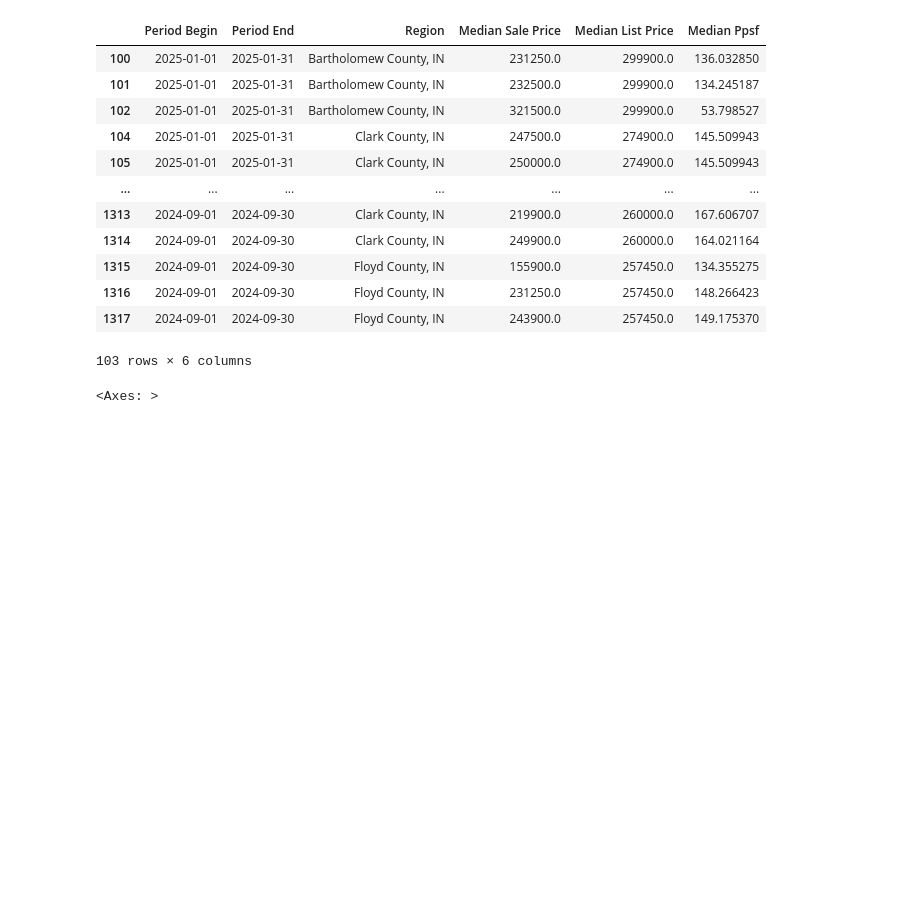
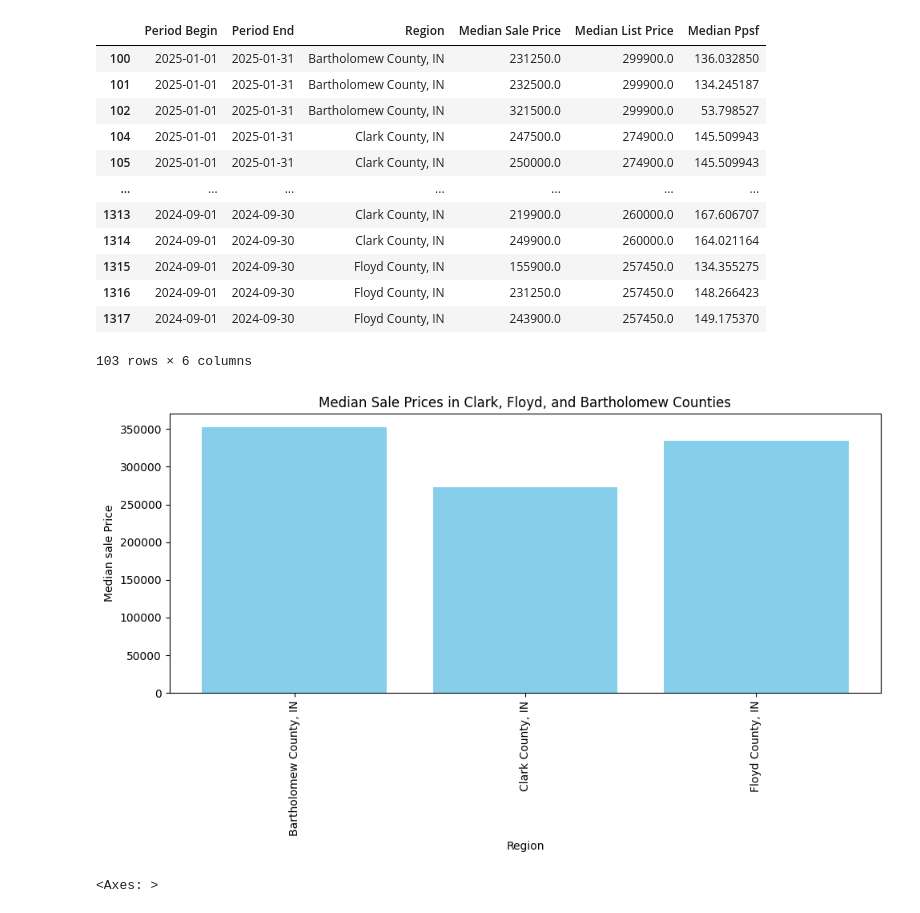
Before and after one commit to RachTheRad/SoIN_Housing_Analysis, a Jupyter notebook: HouAna_Capstone.ipynb, the cells around one changed output. Cells and saved outputs as stored; diff of their text form; code cells hidden in the pictures; blank space fills up the shorter version.

Commit message:
started visualization, imported seaborn

```diff
--- a/HouAna_Capstone.ipynb
+++ b/HouAna_Capstone.ipynb
@@ -898,6 +897,35 @@ filtered_bcf
 | 1316 | 2024-09-01 | 2024-09-30 | Floyd County, IN | 231250.0 | 257450.0 | 148.266423 |
 | 1317 | 2024-09-01 | 2024-09-30 | Floyd County, IN | 243900.0 | 257450.0 | 149.175370 |
 103 rows × 6 columns
+# %%
+# Step 1: Extract Data
+# Replace these with your actual DataFrame columns
+region = filtered_bcf['Region']
+median_sale = filtered_bcf['Median Sale Price']
+
+# Step 2: Create the Plot
+plt.figure(figsize=(10, 6))  # Set figure size
+plt.bar(region, median_sale, color='skyblue')  # Create a line plot
+
+# Step 3: Rotate x-axis labels
+plt.xticks(rotation=90)
+
+# Step 4: Add Title and Labels
+plt.title('Median Sale Prices in Clark, Floyd, and Bartholomew Counties')  # Title of the plot
+plt.xlabel('Region')  # Label for x-axis
+plt.ylabel('Median sale Price')  # Label for y-axis
+
+# Step 5: Optional - Add Gridlines
+# Uncomment the following line if you want to add gridlines
+# plt.grid(True, which='both', axis='y', linestyle='--', linewidth=0.7)
+
+# Step 6: Adjust Layout
+plt.tight_layout()  # Adjust layout to avoid overlap
+
+# Step 7: Show the Plot
+plt.show()
+# %% [output]
+[figure, added]
 # %%
 #visualize the data
 filtered_bcf.plot()
```
Also changed, not shown: parts of 7 cells of this notebook, 3 other files.
